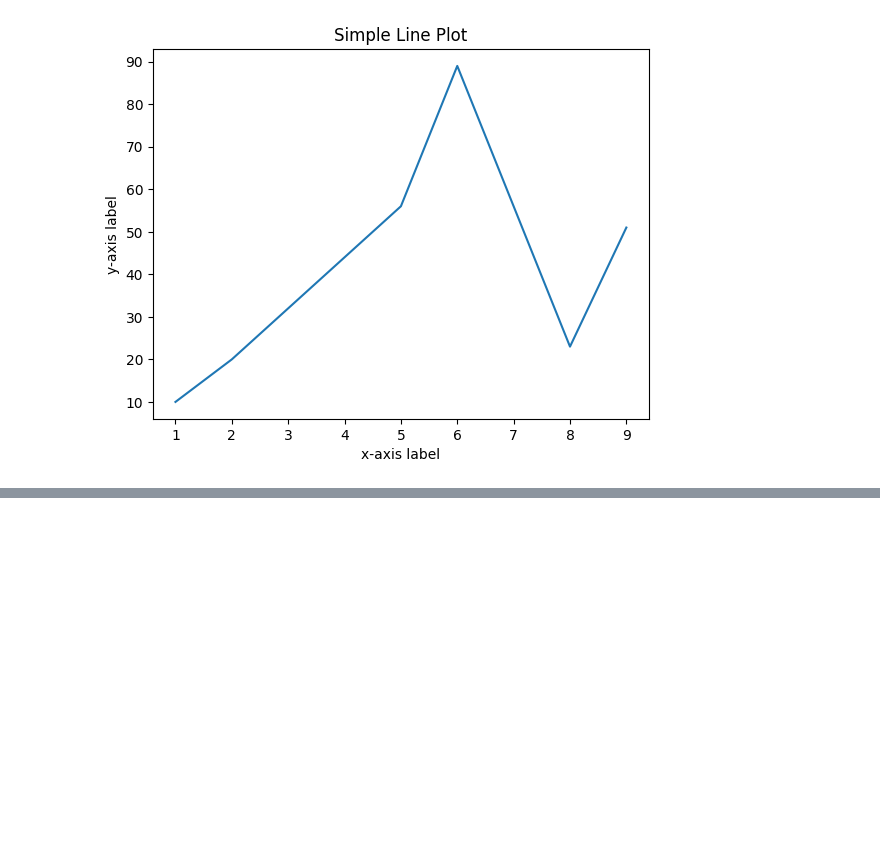
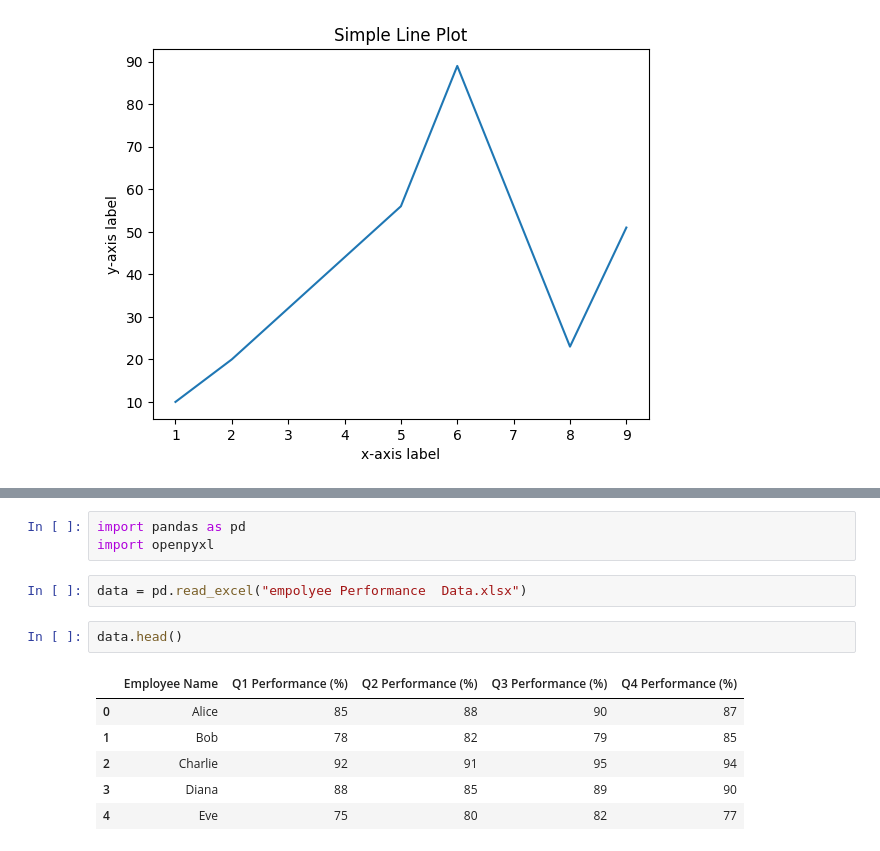
Before and after one commit to theamaan619/Data-Analytics, a Jupyter notebook: Lecture 7.ipynb, the cells around one changed output, grey strips where cells are left out. Cells and saved outputs as stored; diff of their text form; blank space fills up the shorter version.

```diff
--- a/Lecture 7.ipynb
+++ b/Lecture 7.ipynb
@@ -57,0 +72,14 @@ plt.show()
+# %%
+import pandas as pd
+import openpyxl
+# %%
+data = pd.read_excel("empolyee Performance  Data.xlsx")
+# %%
+data.head()
+# %% [output]
+|  | Employee Name | Q1 Performance (%) | Q2 Performance (%) | Q3 Performance (%) | Q4 Performance (%) |
+| 0 | Alice | 85 | 88 | 90 | 87 |
+| 1 | Bob | 78 | 82 | 79 | 85 |
+| 2 | Charlie | 92 | 91 | 95 | 94 |
+| 3 | Diana | 88 | 85 | 89 | 90 |
+| 4 | Eve | 75 | 80 | 82 | 77 |
```
Also changed, not shown: parts of 5 cells of this notebook.
